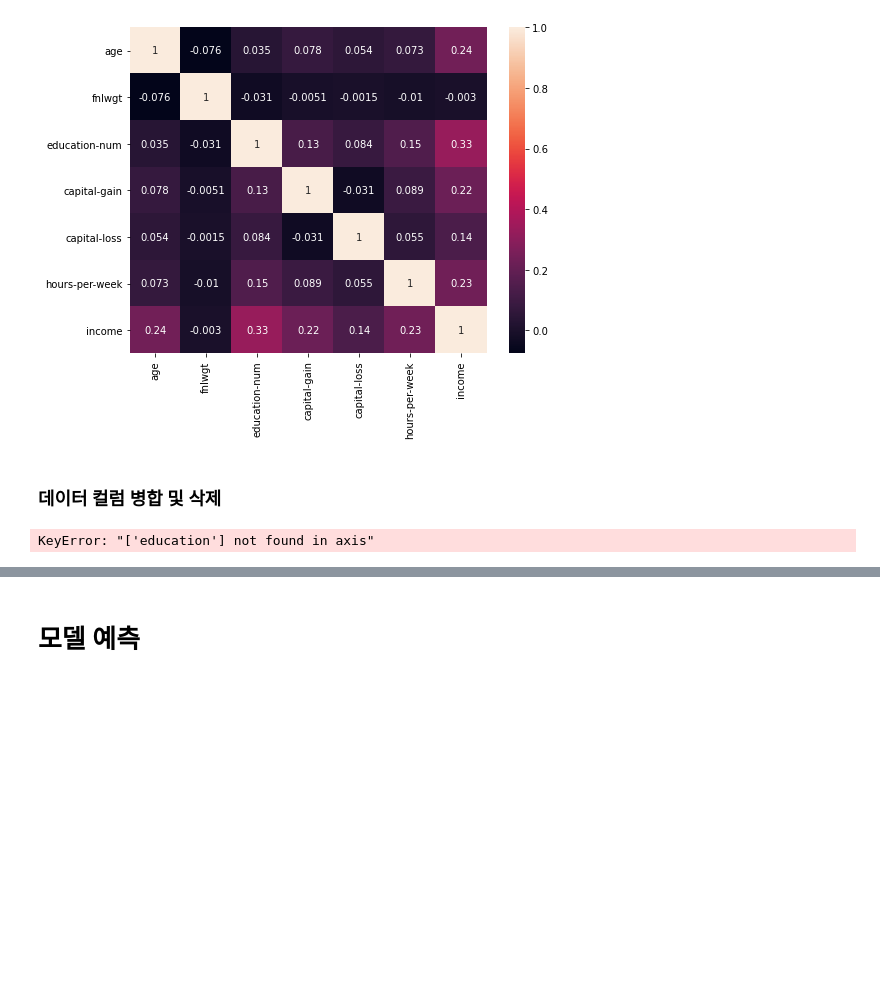
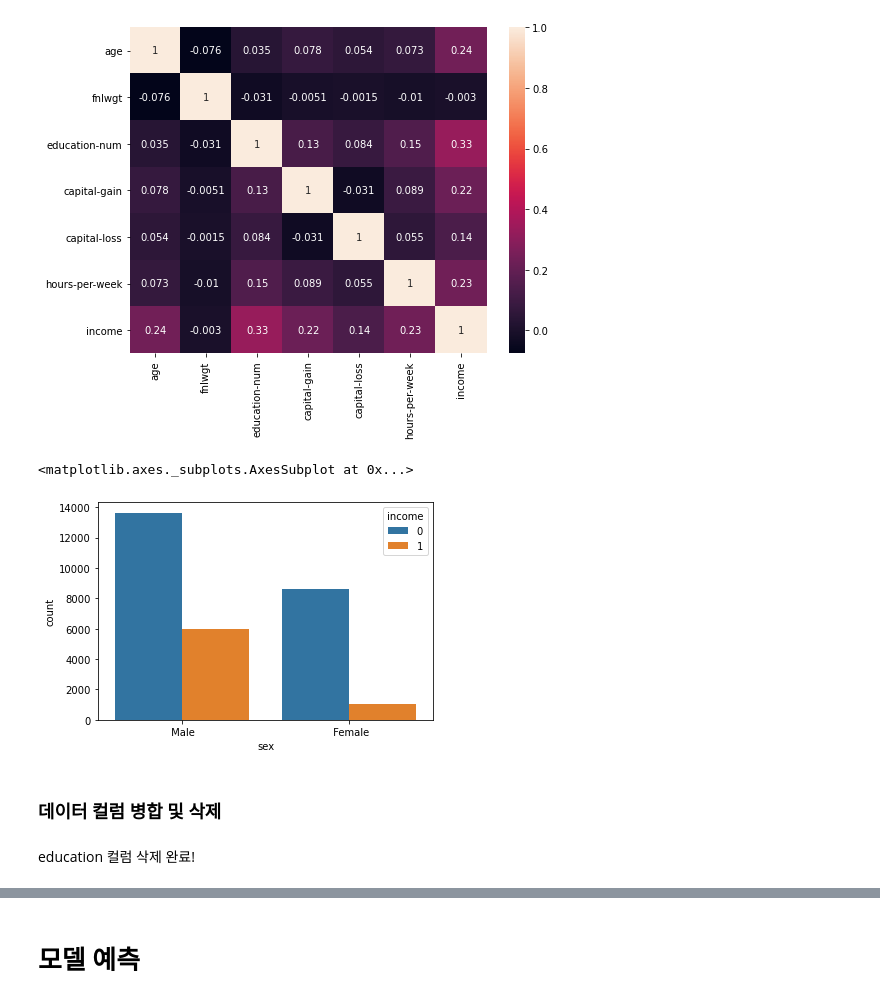
Before and after one commit to krandslam/kaggle_project, a Jupyter notebook: 결측치2/스케일링/Kaggle_income 예측.ipynb, the cells around one changed output, grey strips where cells are left out. Drawn from its saved outputs; the diff is of its cells as text; code cells hidden in the pictures; blank space fills up the shorter version.

```diff
--- a/결측치2/스케일링/Kaggle_income 예측.ipynb
+++ b/결측치2/스케일링/Kaggle_income 예측.ipynb
@@ -488,10 +499,16 @@ sns.heatmap(train.corr(), annot=True) # 상관관계 파악 위해 heatmap으로
 # %% [output]
 <matplotlib.axes._subplots.AxesSubplot at 0x...>
 [figure]
+# %%
+# Deck, Pclass의 관계를 시각화
+sns.countplot(data=train,
+              x='sex',
+              hue='income'
+              )
+# %% [output]
+<matplotlib.axes._subplots.AxesSubplot at 0x...>
+[figure, added]
 # %% [markdown]
 ### 데이터 컬럼 병합 및 삭제
 # %%
 train.drop('education', axis = 1, inplace=True)
-train.info
-# %% [output]
-KeyError: "['education'] not found in axis"
@@ -497,0 +517,2 @@ KeyError: "['education'] not found in axis"
+# %% [markdown]
+education 컬럼 삭제 완료!
```
Also changed, not shown: parts of 38 cells of this notebook.
